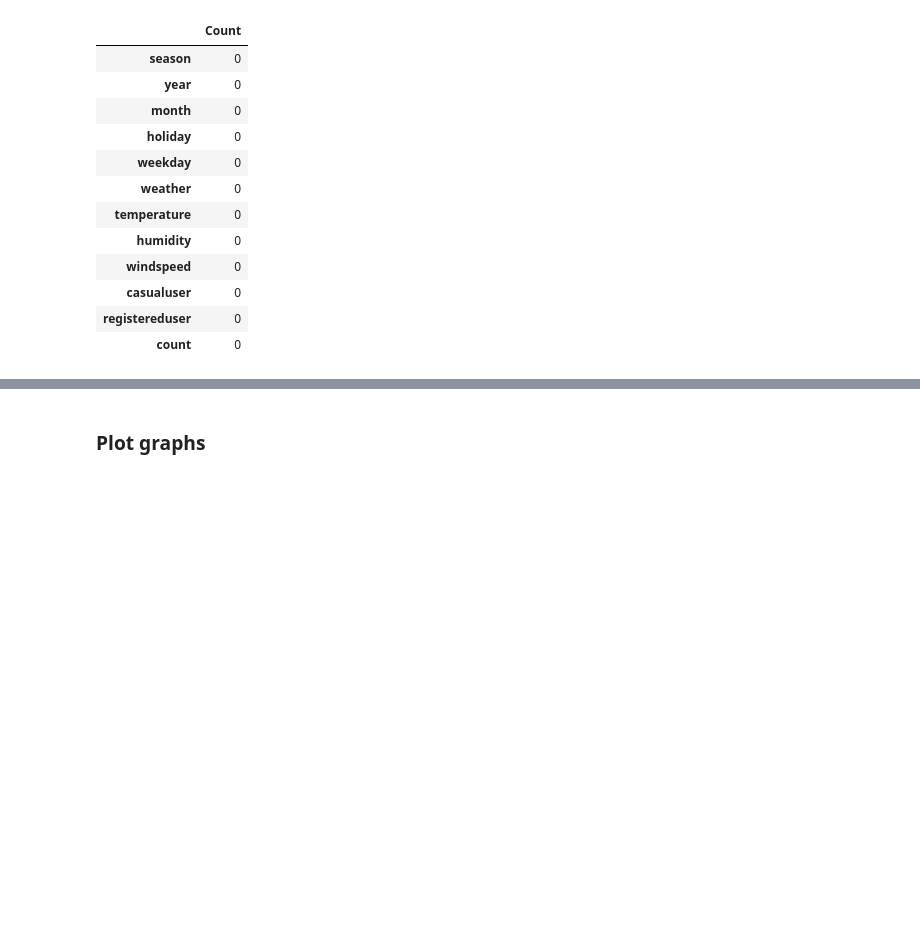
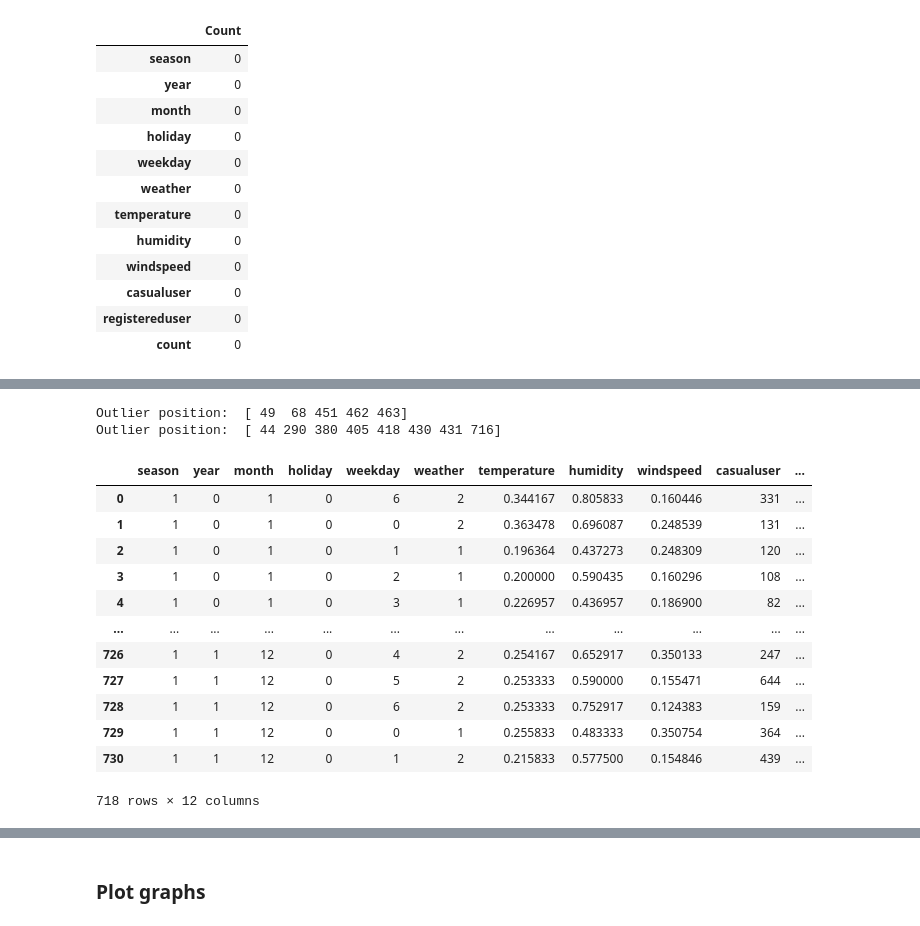
Before and after one commit to lianaling/bike-rental-forecast, a Jupyter notebook: notebooks/1.0 data-preprocessing.ipynb, the cells around one changed output, grey strips where cells are left out. Cells and saved outputs as stored; diff of their text form; code cells hidden in the pictures; blank space fills up the shorter version.

```diff
--- a/notebooks/1.0 data-preprocessing.ipynb
+++ b/notebooks/1.0 data-preprocessing.ipynb
@@ -119,0 +133,31 @@ pd.DataFrame(df_day_data.isnull().sum(), columns=["Count"])
+# %%
+# Remove outlier values
+
+def remove_outlier(dataset: pd.DataFrame, column: str, threshold: float, operator: str):
+    if operator == ">":
+        outliers = np.where(dataset[column] > threshold)
+    else:
+        outliers = np.where(dataset[column] < threshold)
+    outliers = outliers[0]
+    print("Outlier position: ", outliers)
+    return df_day_data.drop(outliers, axis=0)
+# %%
+df_day_data = remove_outlier(df_day_data, 'humidity', 0.3, "<")
+df_day_data = remove_outlier(df_day_data, 'windspeed', 0.4, ">")
+df_day_data
+# %% [output]
+Outlier position:  [ 49  68 451 462 463]
+Outlier position:  [ 44 290 380 405 418 430 431 716]
+|  | season | year | month | holiday | weekday | weather | temperature | humidity | windspeed | casualuser | ... |
+| 0 | 1 | 0 | 1 | 0 | 6 | 2 | 0.344167 | 0.805833 | 0.160446 | 331 | ... |
+| 1 | 1 | 0 | 1 | 0 | 0 | 2 | 0.363478 | 0.696087 | 0.248539 | 131 | ... |
+| 2 | 1 | 0 | 1 | 0 | 1 | 1 | 0.196364 | 0.437273 | 0.248309 | 120 | ... |
+| 3 | 1 | 0 | 1 | 0 | 2 | 1 | 0.200000 | 0.590435 | 0.160296 | 108 | ... |
+| 4 | 1 | 0 | 1 | 0 | 3 | 1 | 0.226957 | 0.436957 | 0.186900 | 82 | ... |
+| ... | ... | ... | ... | ... | ... | ... | ... | ... | ... | ... | ... |
+| 726 | 1 | 1 | 12 | 0 | 4 | 2 | 0.254167 | 0.652917 | 0.350133 | 247 | ... |
+| 727 | 1 | 1 | 12 | 0 | 5 | 2 | 0.253333 | 0.590000 | 0.155471 | 644 | ... |
+| 728 | 1 | 1 | 12 | 0 | 6 | 2 | 0.253333 | 0.752917 | 0.124383 | 159 | ... |
+| 729 | 1 | 1 | 12 | 0 | 0 | 1 | 0.255833 | 0.483333 | 0.350754 | 364 | ... |
+| 730 | 1 | 1 | 12 | 0 | 1 | 2 | 0.215833 | 0.577500 | 0.154846 | 439 | ... |
+718 rows × 12 columns
```
Also changed, not shown: parts of 19 cells of this notebook, 2 other files.
